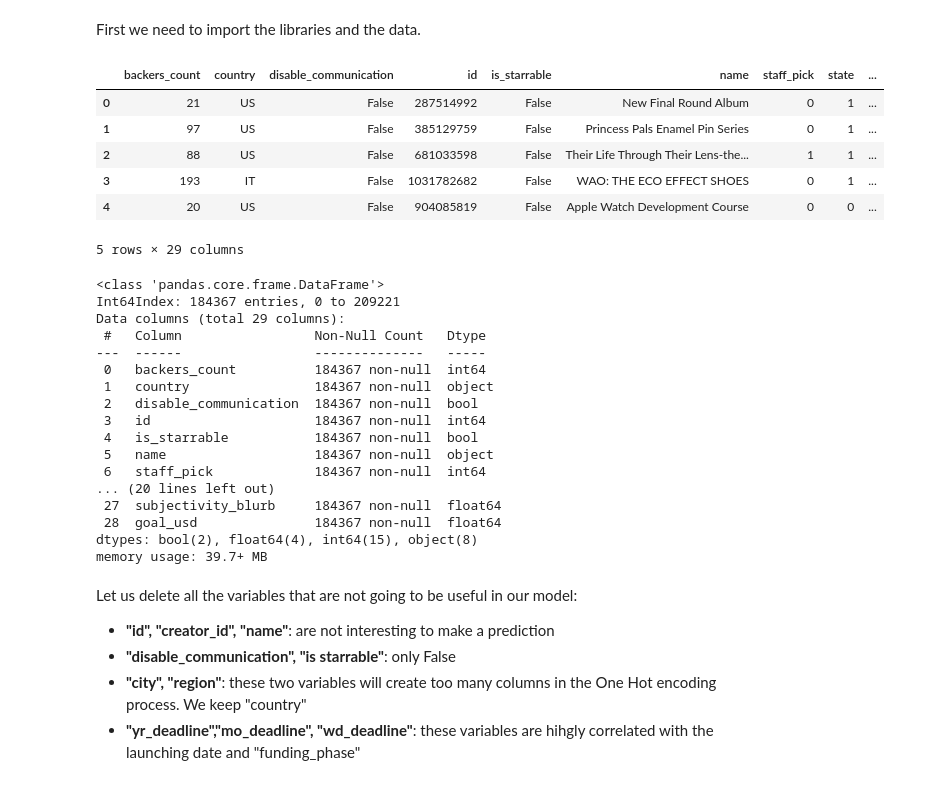
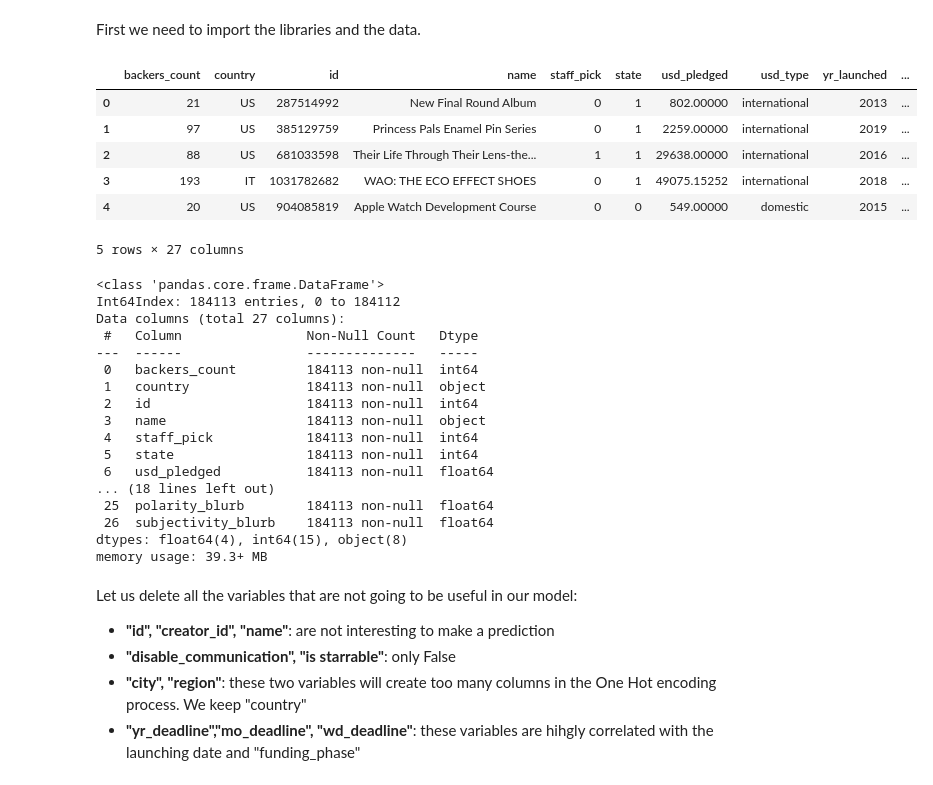
Before and after one commit to Octodon-D/kickstarter_project, a Jupyter notebook: Model.ipynb, the cells around one changed output. Drawn from its saved outputs; the diff is of its cells as text; code cells hidden in the pictures.

```diff
--- a/Model.ipynb
+++ b/Model.ipynb
@@ -26,36 +26,36 @@ from sklearn.linear_model import LogisticRegression
 RSEED = 42
 warnings.filterwarnings("ignore")
 # %%
-df = pd.read_csv('data/data_clean_outlier.csv', index_col = 0)
+df = pd.read_csv('data/data_clean.csv', index_col = 0)
 df.head()
 # %% [output]
-|  | backers_count | country | disable_communication | id | is_starrable | name | staff_pick | state | ... |
-| 0 | 21 | US | False | 287514992 | False | New Final Round Album | 0 | 1 | ... |
-| 1 | 97 | US | False | 385129759 | False | Princess Pals Enamel Pin Series | 0 | 1 | ... |
-| 2 | 88 | US | False | 681033598 | False | Their Life Through Their Lens-the... | 1 | 1 | ... |
-| 3 | 193 | IT | False | 1031782682 | False | WAO: THE ECO EFFECT SHOES | 0 | 1 | ... |
-| 4 | 20 | US | False | 904085819 | False | Apple Watch Development Course | 0 | 0 | ... |
+|  | backers_count | country | id | name | staff_pick | state | usd_pledged | usd_type | yr_launched | ... |
+| 0 | 21 | US | 287514992 | New Final Round Album | 0 | 1 | 802.00000 | international | 2013 | ... |
+| 1 | 97 | US | 385129759 | Princess Pals Enamel Pin Series | 0 | 1 | 2259.00000 | international | 2019 | ... |
+| 2 | 88 | US | 681033598 | Their Life Through Their Lens-the... | 1 | 1 | 29638.00000 | international | 2016 | ... |
+| 3 | 193 | IT | 1031782682 | WAO: THE ECO EFFECT SHOES | 0 | 1 | 49075.15252 | international | 2018 | ... |
+| 4 | 20 | US | 904085819 | Apple Watch Development Course | 0 | 0 | 549.00000 | domestic | 2015 | ... |
-5 rows × 29 columns
+5 rows × 27 columns
 # %%
 df.info()
 # %% [output]
 <class 'pandas.core.frame.DataFrame'>
-Int64Index: 184367 entries, 0 to 209221
-Data columns (total 29 columns):
- #   Column                 Non-Null Count   Dtype
----  ------                 --------------   -----
- 0   backers_count          184367 non-null  int64
- 1   country                184367 non-null  object
- 2   disable_communication  184367 non-null  bool
- 3   id                     184367 non-null  int64
- 4   is_starrable           184367 non-null  bool
- 5   name                   184367 non-null  object
- 6   staff_pick             184367 non-null  int64
-... (20 lines left out)
- 27  subjectivity_blurb     184367 non-null  float64
- 28  goal_usd               184367 non-null  float64
-dtypes: bool(2), float64(4), int64(15), object(8)
-memory usage: 39.7+ MB
+Int64Index: 184113 entries, 0 to 184112
+Data columns (total 27 columns):
+ #   Column                Non-Null Count   Dtype
+---  ------                --------------   -----
+ 0   backers_count         184113 non-null  int64
+ 1   country               184113 non-null  object
+ 2   id                    184113 non-null  int64
+ 3   name                  184113 non-null  object
+ 4   staff_pick            184113 non-null  int64
+ 5   state                 184113 non-null  int64
+ 6   usd_pledged           184113 non-null  float64
+... (18 lines left out)
+ 25  polarity_blurb        184113 non-null  float64
+ 26  subjectivity_blurb    184113 non-null  float64
+dtypes: float64(4), int64(15), object(8)
+memory usage: 39.3+ MB
 # %% [markdown]
 Let us delete all the variables that are not going to be useful in our model:
 + **"id", "creator_id", "name"**: are not interesting to make a prediction
```
Also changed, not shown: parts of 12 cells of this notebook, 2 other files.
